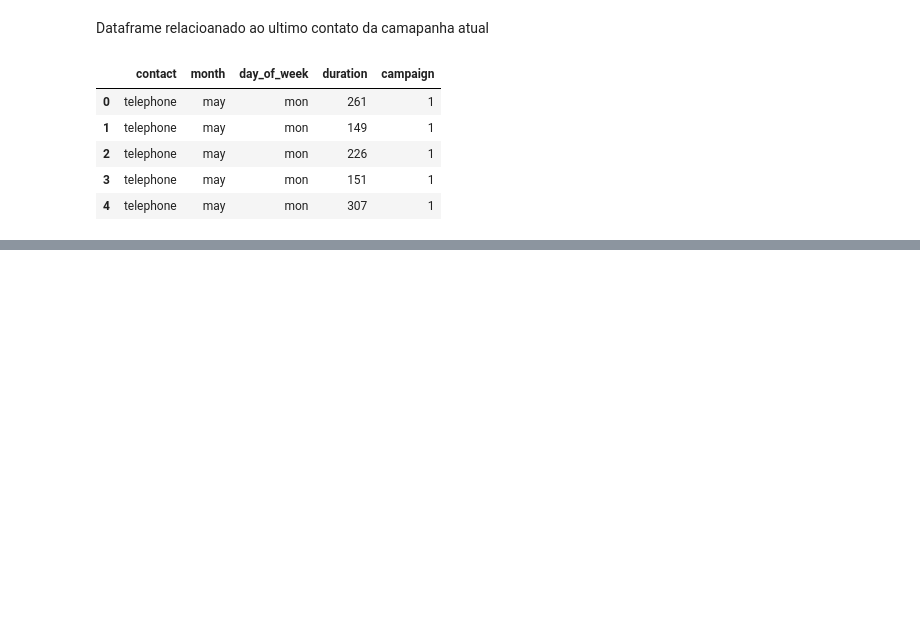
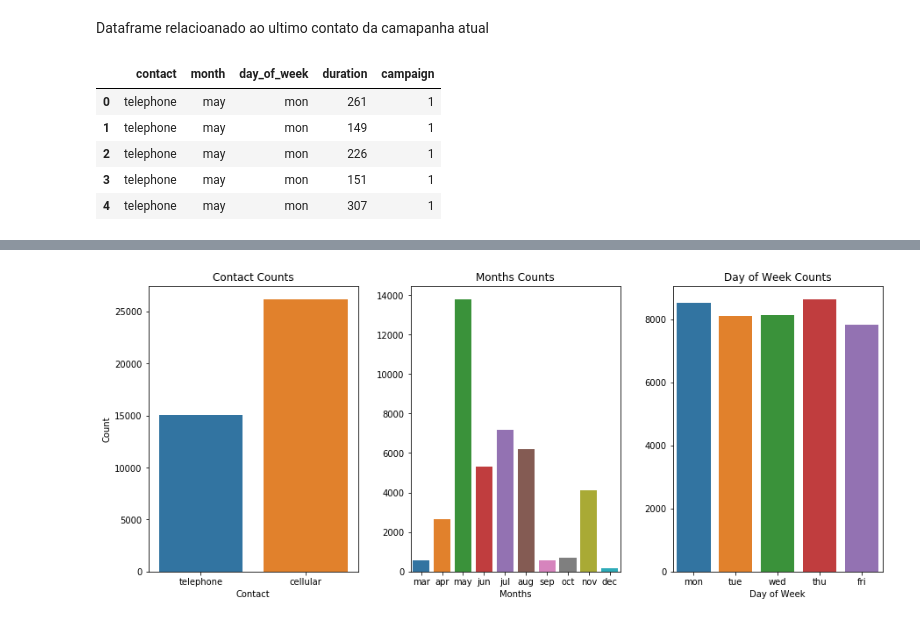
Before and after one commit to tvaditya/NeuroComp-INPE, a Jupyter notebook: BankMLPANN.ipynb, the cells around one changed output, grey strips where cells are left out. Cells and saved outputs as stored; diff of their text form; code cells hidden in the pictures; blank space fills up the shorter version.

```diff
--- a/BankMLPANN.ipynb
+++ b/BankMLPANN.ipynb
@@ -291,0 +365,23 @@ bank_related_df.head()
+# %%
+fig, (ax1, ax2, ax3) = plt.subplots(nrows = 1, ncols = 3, figsize = (15,6))
+sns.countplot(bank_related_df['contact'], ax = ax1)
+ax1.set_xlabel('Contact', fontsize = 10)
+ax1.set_ylabel('Count', fontsize = 10)
+ax1.set_title('Contact Counts')
+ax1.tick_params(labelsize=10)
+
+sns.countplot(bank_related_df['month'], ax = ax2, order = ['mar', 'apr', 'may', 'jun', 'jul', 'aug', 'sep', 'oct', 'nov', 'dec'])
+ax2.set_xlabel('Months', fontsize = 10)
+ax2.set_ylabel('')
+ax2.set_title('Months Counts')
+ax2.tick_params(labelsize=10)
+
+sns.countplot(bank_related_df['day_of_week'], ax = ax3)
+ax3.set_xlabel('Day of Week', fontsize = 10)
+ax3.set_ylabel('')
+ax3.set_title('Day of Week Counts')
+ax3.tick_params(labelsize=10)
+
+plt.subplots_adjust(wspace=0.25)
+# %% [output]
+[figure, added]
```
Also changed, not shown: parts of 9 cells of this notebook.
